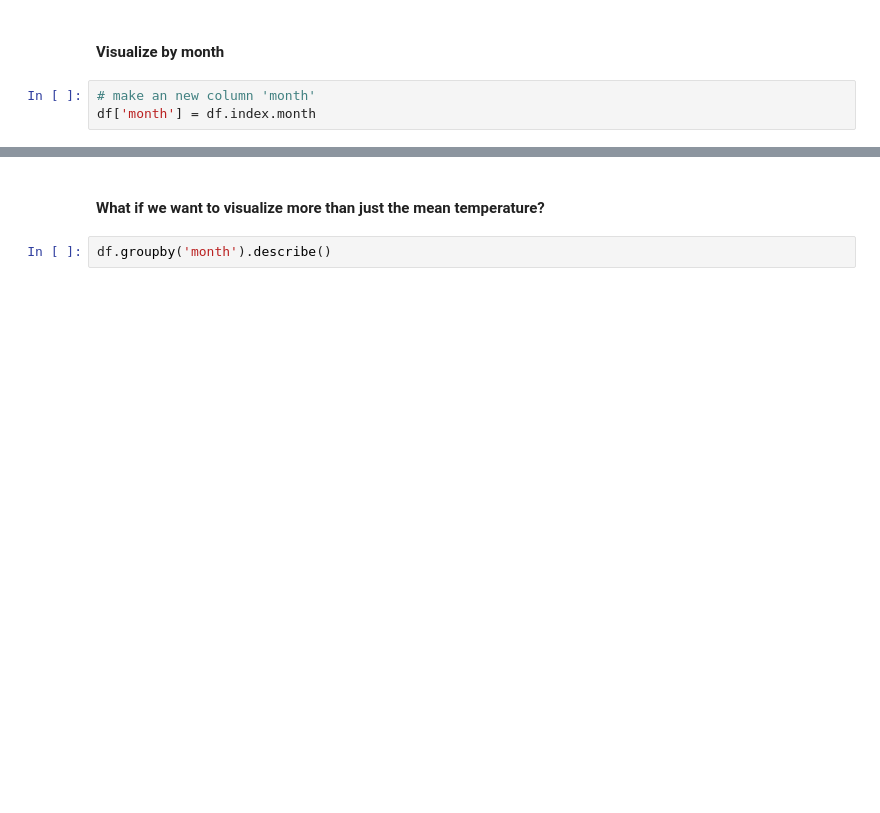
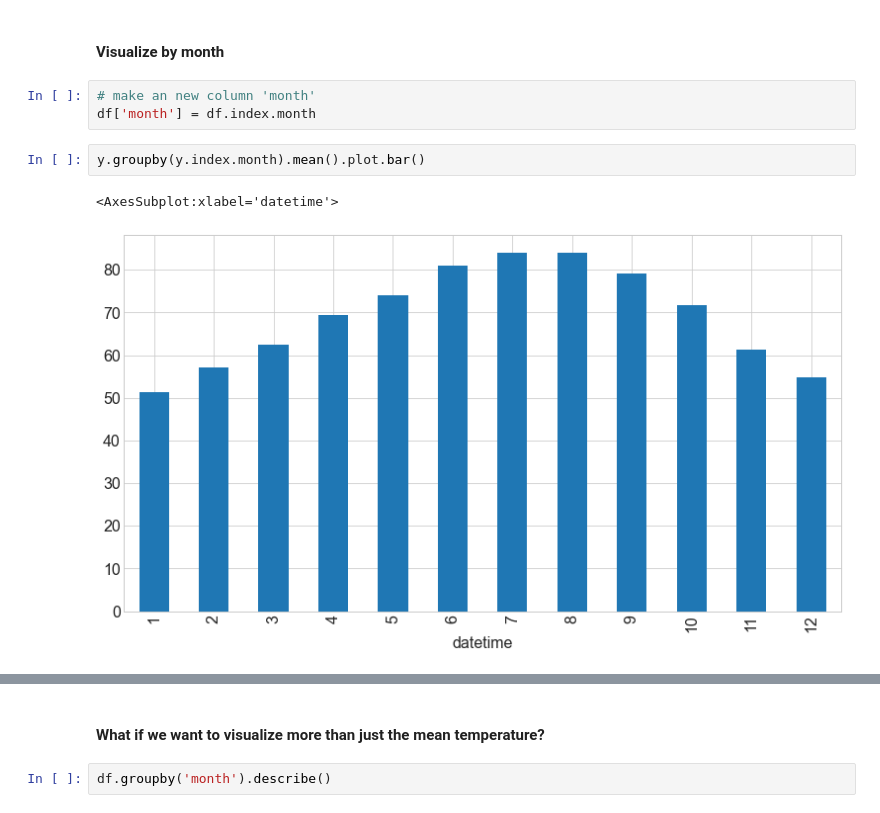
Before and after one commit to Jared-Godar/time-series-exercises, a Jupyter notebook: TSA_explore_lesson.ipynb, the cells around one changed output, grey strips where cells are left out. Cells and saved outputs as stored; diff of their text form; blank space fills up the shorter version.

```diff
--- a/TSA_explore_lesson.ipynb
+++ b/TSA_explore_lesson.ipynb
@@ -161,5 +161,10 @@ ax.legend(loc = 'lower right')
 # %%
 # make an new column 'month'
 df['month'] = df.index.month
+# %%
+y.groupby(y.index.month).mean().plot.bar()
+# %% [output]
+<AxesSubplot:xlabel='datetime'>
+[figure, added]
 # %%
 # Plot mean temperature by month (bar plot)
```
Also changed, not shown: parts of 45 cells of this notebook, 2 other files.
